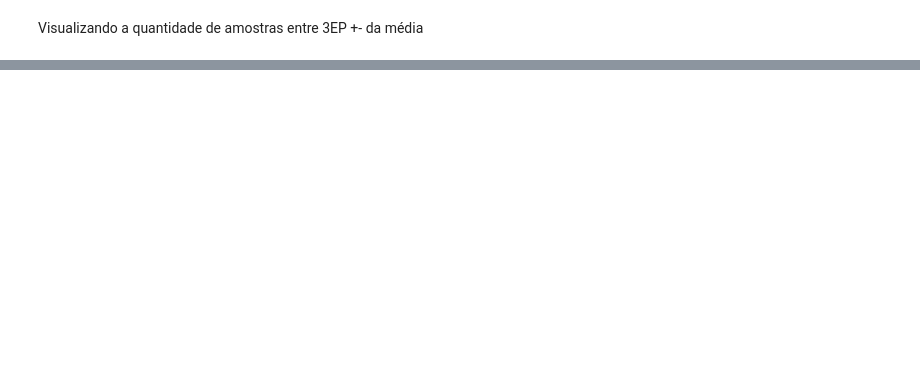
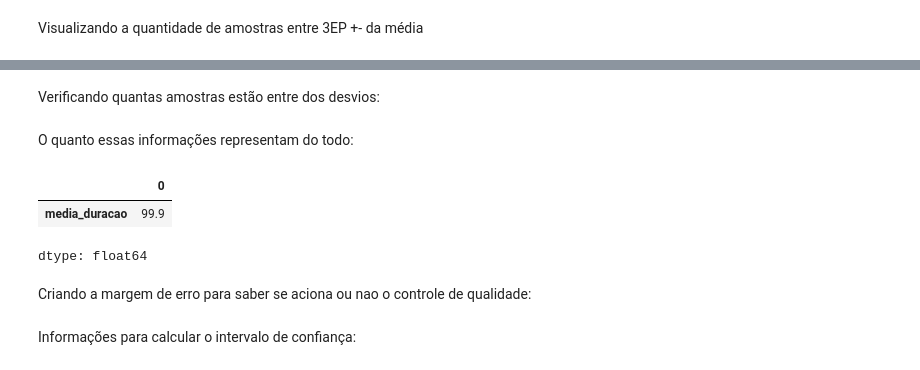
Before and after one commit to Camillabgarcia/data_science, a Jupyter notebook: Testando_hipoteses.ipynb, the cells around one changed output, grey strips where cells are left out. Cells and saved outputs as stored; diff of their text form; code cells hidden in the pictures; blank space fills up the shorter version.

```diff
--- a/Testando_hipoteses.ipynb
+++ b/Testando_hipoteses.ipynb
@@ -173,0 +174,15 @@ plt.show()
+# %% [markdown]
+Verificando quantas amostras estão entre dos desvios:
+# %%
+qnt_obs = duracao_amostra[(duracao_amostra > media_das_medias - 3*erro_padrao) &
+                (duracao_amostra < media_das_medias + 3*erro_padrao)]
+# %% [markdown]
+O quanto essas informações representam do todo:
+# %%
+qnt_obs.count()/duracao_amostra.count()*100
+# %% [output]
+|  | 0 |
+| media_duracao | 99.9 |
+dtype: float64
+# %% [markdown]
+ Criando a margem de erro para saber se aciona ou nao o controle de qualidade:
@@ -173,0 +197,2 @@ plt.show()
+# %% [markdown]
+Informações para calcular o intervalo de confiança:
```
Also changed, not shown: parts of 18 cells of this notebook.
